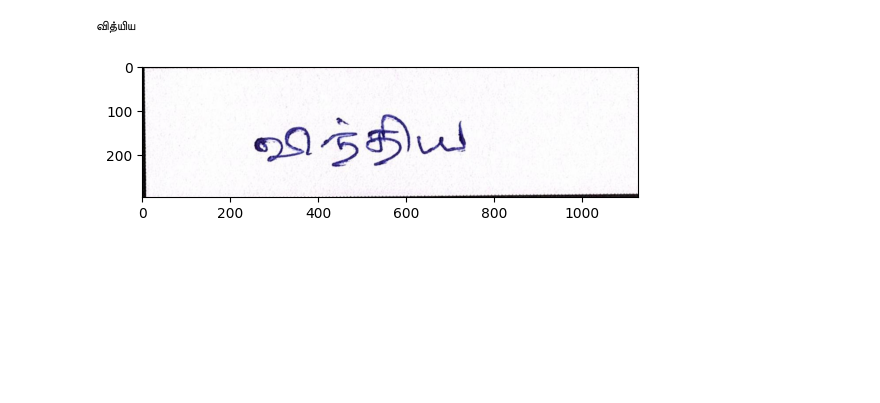
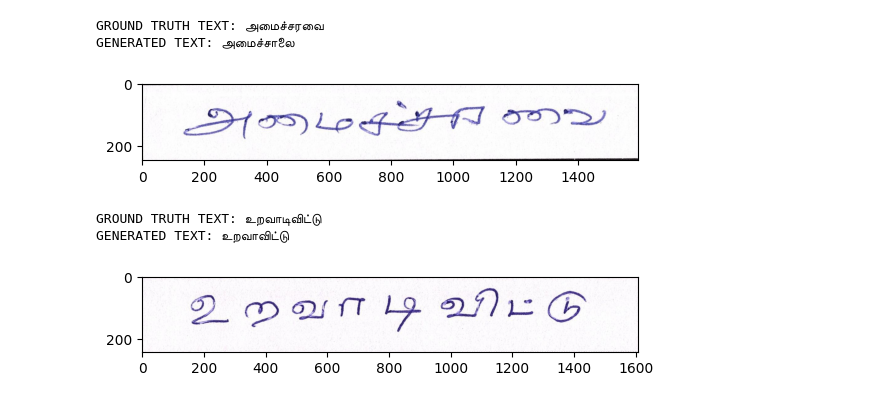
Before and after one commit to iitb-research-code/indic-trocr, a Jupyter notebook: notebooks/testing.ipynb, the cells around one changed output. Cells and saved outputs as stored; diff of their text form; code cells hidden in the pictures; blank space fills up the shorter version.

Commit message:
checkpoint-22000 testing addedd

```diff
--- a/notebooks/testing.ipynb
+++ b/notebooks/testing.ipynb
@@ -13,4 +17,4 @@ feature_extractor=ViTFeatureExtractor.from_pretrained(encode)
 tokenizer = RobertaTokenizer.from_pretrained(decode)
 processor = TrOCRProcessor(feature_extractor=feature_extractor, tokenizer=tokenizer)
 
-model = VisionEncoderDecoderModel.from_pretrained("/Users/dishantpadalia/IITB/random/checkpoint-6000")
+model = VisionEncoderDecoderModel.from_pretrained("/Users/dishantpadalia/IITB/random/checkpoint-22000")
@@ -17,14 +58,24 @@ model = VisionEncoderDecoderModel.from_pretrained("/Users/dishantpadalia/IITB/ra
 # %%
-def preview(image_path):
+def preview():
+    random_element = random.randint(0, len(test_df))
+    image_path = root_dir + test_df['file_name'][random_element]
+    ground_truth = test_df['text'][random_element]
     image = Image.open(image_path).convert("RGB")
     pixel_values = processor(image, return_tensors="pt").pixel_values
     generated_ids = model.generate(pixel_values)
     generated_text = processor.batch_decode(generated_ids, skip_special_tokens=True)[0]
     plt.imshow(image)
-    print(generated_text)
-
-image_path = "/Users/dishantpadalia/IITB/random/ta/test/35.jpg"
-preview(image_path=image_path)
+    print(f"GROUND TRUTH TEXT: {ground_truth}")
+    print(f"GENERATED TEXT: {generated_text}")
-# %% [output]
-வித்யிய
-[figure, removed]
+# %%
+preview()
+# %% [output]
+GROUND TRUTH TEXT: அமைச்சரவை
+GENERATED TEXT: அமைச்சாலை
+[figure, added]
+# %%
+preview()
+# %% [output]
+GROUND TRUTH TEXT: உறவாடிவிட்டு
+GENERATED TEXT: உறவாவிட்டு
+[figure, added]
```
Also changed, not shown: parts of 15 cells of this notebook.
